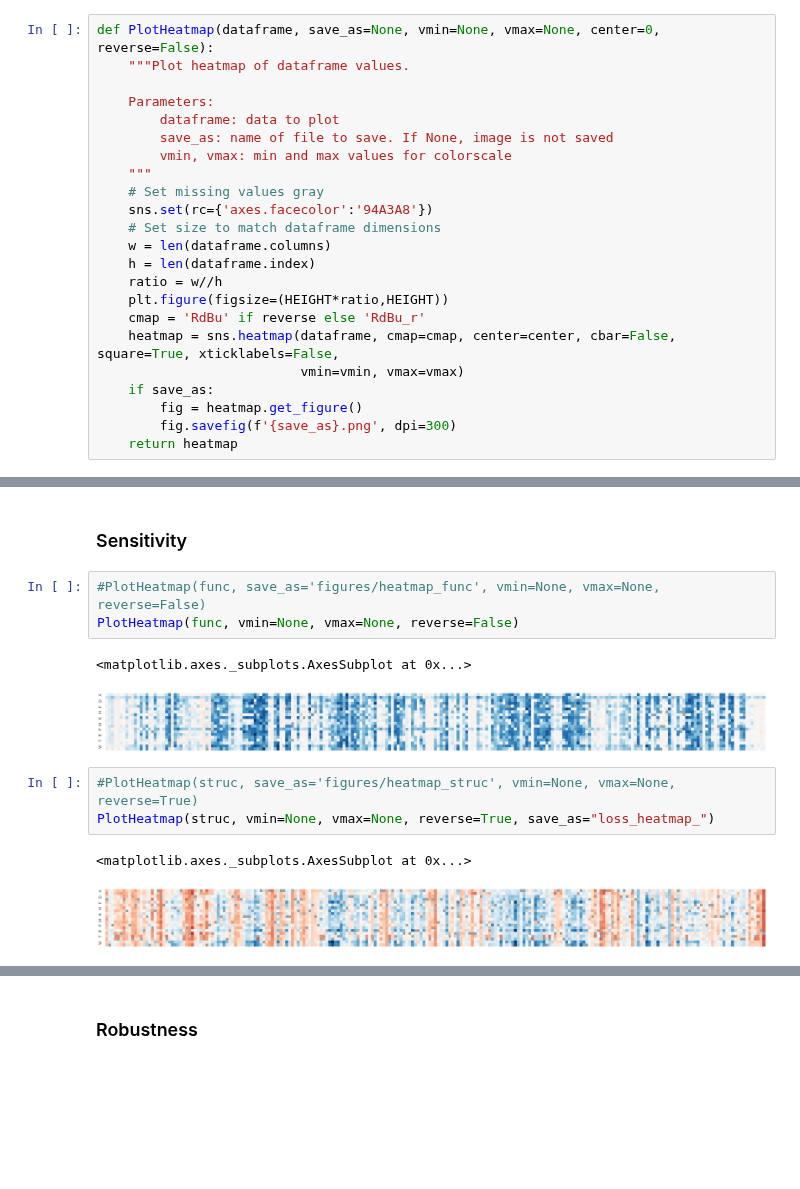
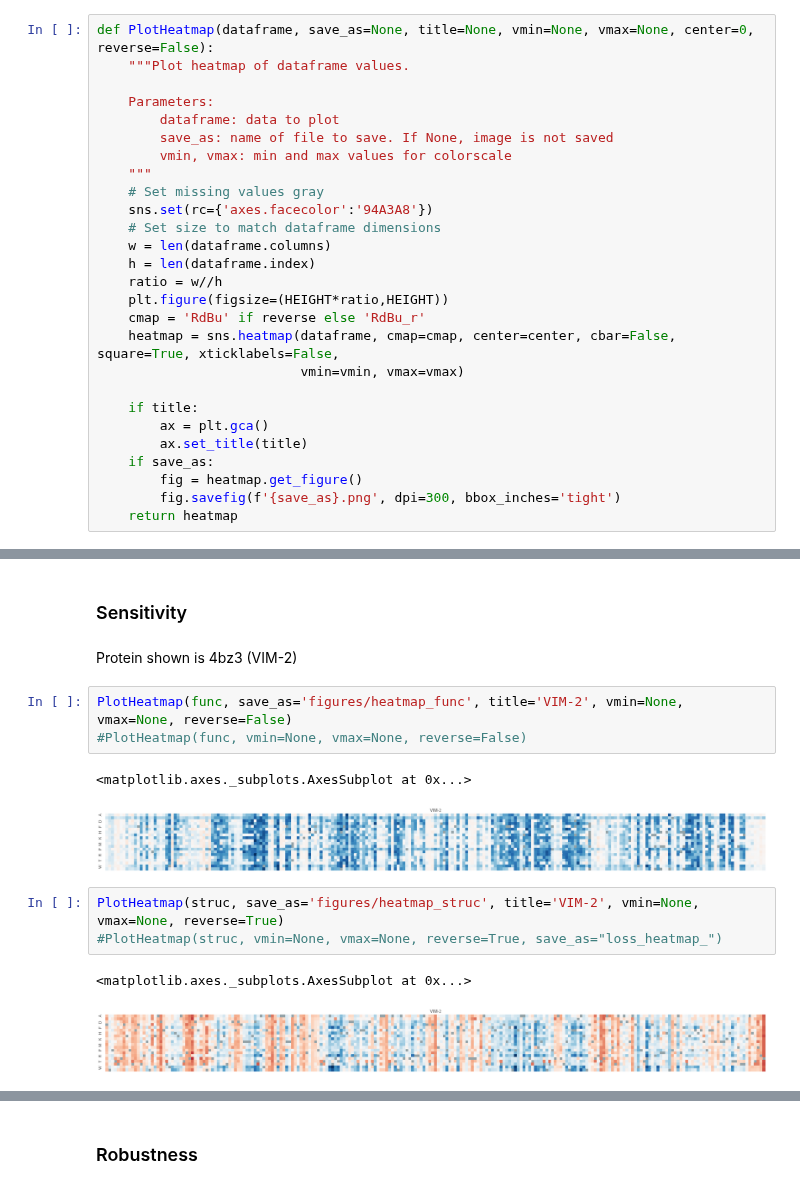
Before and after one commit to CrisSotomayor/perturbation-networks-get-data, a Jupyter notebook: figure_heatmaps.ipynb, the cells around one changed output, grey strips where cells are left out. Drawn from its saved outputs; the diff is of its cells as text; blank space fills up the shorter version.

Commit message:
update figure_heatmaps

```diff
--- a/figure_heatmaps.ipynb
+++ b/figure_heatmaps.ipynb
@@ -121,7 +121,7 @@ def Standardize(protein, threshold, measure):
     network_df = network_df.apply(lambda x:(x-data_mean)/data_std)
     return network_df
 # %%
-def PlotHeatmap(dataframe, save_as=None, vmin=None, vmax=None, center=0, reverse=False):
+def PlotHeatmap(dataframe, save_as=None, title=None, vmin=None, vmax=None, center=0, reverse=False):
     """Plot heatmap of dataframe values.
 
     Parameters:
@@ -139,9 +139,13 @@ def PlotHeatmap(dataframe, save_as=None, vmin=None, vmax=None, center=0, reverse
     cmap = 'RdBu' if reverse else 'RdBu_r'
     heatmap = sns.heatmap(dataframe, cmap=cmap, center=center, cbar=False, square=True, xticklabels=False,
                           vmin=vmin, vmax=vmax)
+
+    if title:
+        ax = plt.gca()
+        ax.set_title(title)
     if save_as:
         fig = heatmap.get_figure()
-        fig.savefig(f'{save_as}.png', dpi=300)
+        fig.savefig(f'{save_as}.png', dpi=300, bbox_inches='tight')
     return heatmap
 # %%
 def GetNetworkExtremes(protein, mincount, measure_cutoffs, thresh=9.0):
@@ -312,18 +319,20 @@ struc = Standardize('4bz3', 9.0, 'nodes')
 sns.heatmap?
 # %% [markdown]
 ### Sensitivity
+# %% [markdown]
+Protein shown is 4bz3 (VIM-2)
 # %%
-#PlotHeatmap(func, save_as='figures/heatmap_func', vmin=None, vmax=None, reverse=False)
-PlotHeatmap(func, vmin=None, vmax=None, reverse=False)
+PlotHeatmap(func, save_as='figures/heatmap_func', title='VIM-2', vmin=None, vmax=None, reverse=False)
+#PlotHeatmap(func, vmin=None, vmax=None, reverse=False)
 # %% [output]
 <matplotlib.axes._subplots.AxesSubplot at 0x...>
-[figure, old version]
+[figure, new version]
 # %%
-#PlotHeatmap(struc, save_as='figures/heatmap_struc', vmin=None, vmax=None, reverse=True)
-PlotHeatmap(struc, vmin=None, vmax=None, reverse=True, save_as="loss_heatmap_")
+PlotHeatmap(struc, save_as='figures/heatmap_struc', title='VIM-2', vmin=None, vmax=None, reverse=True)
+#PlotHeatmap(struc, vmin=None, vmax=None, reverse=True, save_as="loss_heatmap_")
 # %% [output]
 <matplotlib.axes._subplots.AxesSubplot at 0x...>
-[figure, old version]
+[figure, new version]
 # %%
 # accuracy
 X = GraphLossPredictions(0.4, 4, measure_cutoffs=[1.5,1.5,1.5,1.5], proteins=[proteins[-1]])
```
Also changed, not shown: parts of 16 cells of this notebook, 13 other files.
